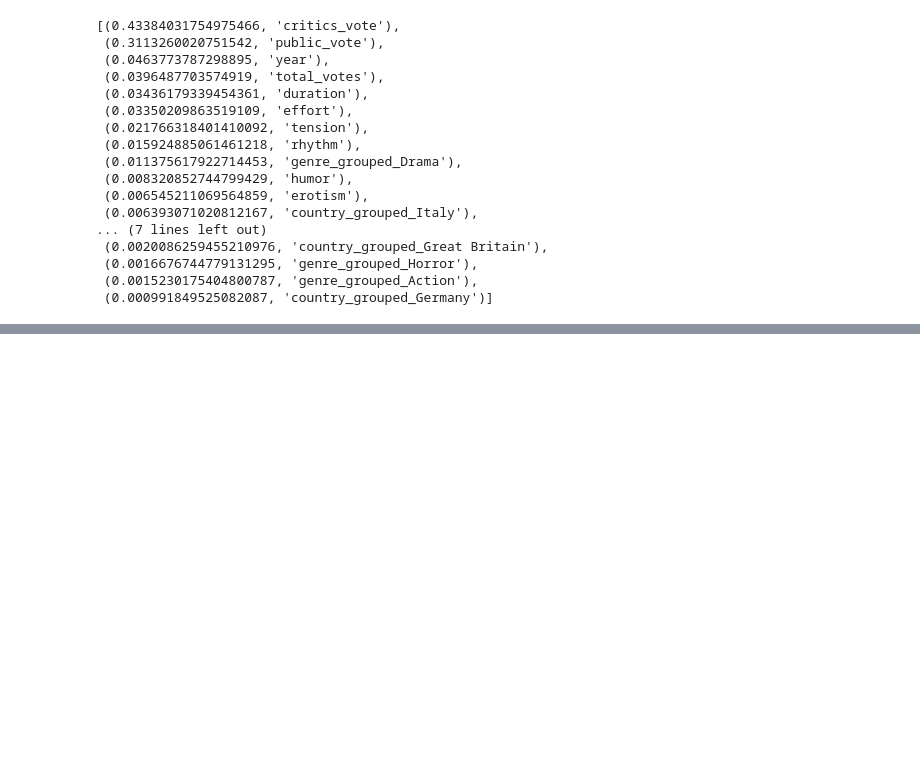
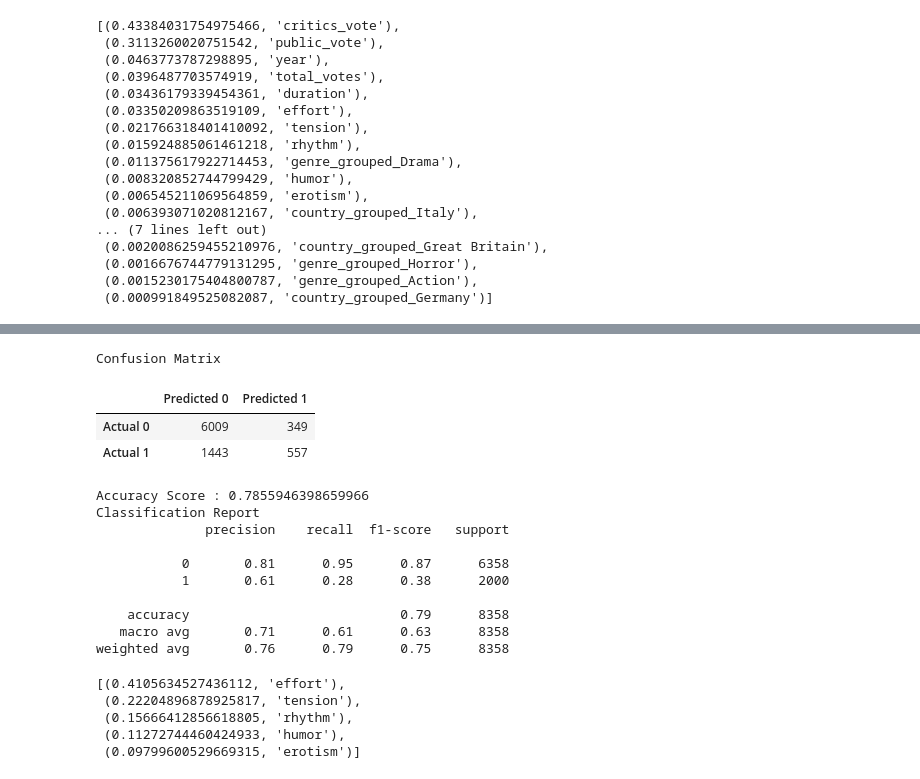
Before and after one commit to dhobbs6/Final_Project, a Jupyter notebook: Random_Forest_ML.ipynb, the cells around one changed output, grey strips where cells are left out. Saved outputs shown, nothing was run; the diff lists cells and outputs as text; code cells hidden in the pictures; blank space fills up the shorter version.

Commit message:
adding fin model

```diff
--- a/Random_Forest_ML.ipynb
+++ b/Random_Forest_ML.ipynb
@@ -423,0 +450,9 @@ sorted(zip(rf_model.feature_importances_, X.columns), reverse=True)
+# %%
+# Create a random forest classifier.
+rf_model = RandomForestClassifier(n_estimators=128, random_state=78)
+# %%
+# Fitting the model
+rf_model = rf_model.fit(X_train_scaled, y_train)
+# %%
+# Making predictions using the testing data.
+predictions = rf_model.predict(X_test_scaled)
@@ -423,0 +475,31 @@ sorted(zip(rf_model.feature_importances_, X.columns), reverse=True)
+# %%
+# Displaying results
+print("Confusion Matrix")
+display(cm_df)
+print(f"Accuracy Score : {acc_score}")
+print("Classification Report")
+print(classification_report(y_test, predictions))
+# %% [output]
+Confusion Matrix
+|  | Predicted 0 | Predicted 1 |
+| Actual 0 | 6009 | 349 |
+| Actual 1 | 1443 | 557 |
+Accuracy Score : 0.7855946398659966
+Classification Report
+              precision    recall  f1-score   support
+
+           0       0.81      0.95      0.87      6358
+           1       0.61      0.28      0.38      2000
+
+    accuracy                           0.79      8358
+   macro avg       0.71      0.61      0.63      8358
+weighted avg       0.76      0.79      0.75      8358
+# %%
+# We can sort the features by their importance.
+sorted(zip(rf_model.feature_importances_, X.columns), reverse=True)
+# %% [output]
+[(0.4105634527436112, 'effort'),
+ (0.22204896878925817, 'tension'),
+ (0.15666412856618805, 'rhythm'),
+ (0.11272744460424933, 'humor'),
+ (0.09799600529669315, 'erotism')]
```
Also changed, not shown: parts of 5 cells of this notebook.
